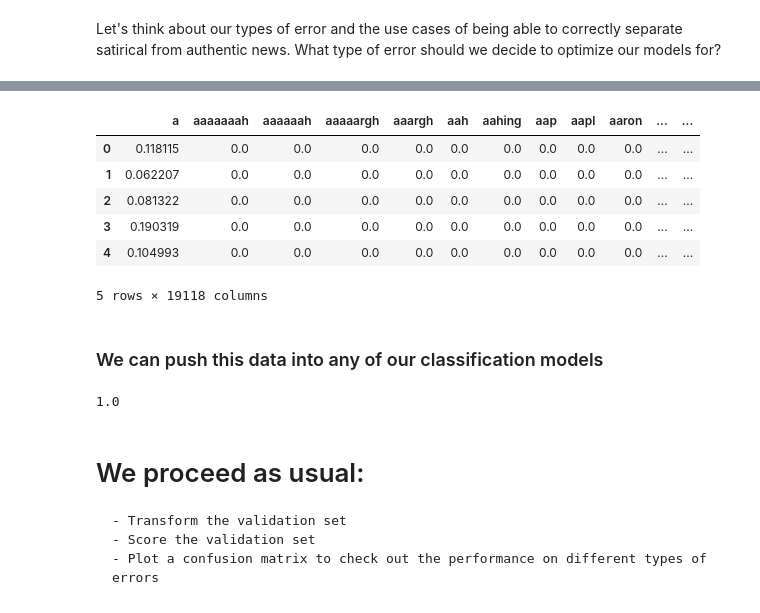
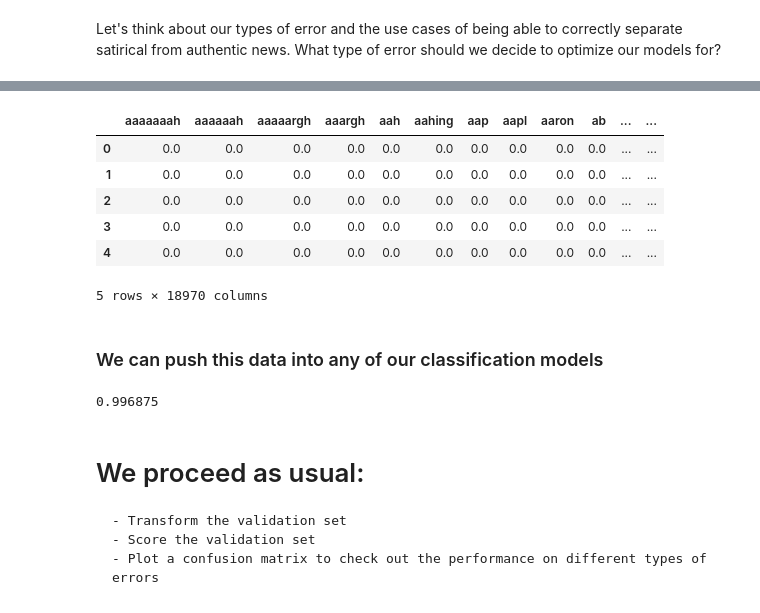
Before and after one commit to JJHick95/nlp_p1_chi-sea-dsc, a Jupyter notebook: index.ipynb, the cells around one changed output, grey strips where cells are left out. Saved outputs shown, nothing was run; the diff lists cells and outputs as text; code cells hidden in the pictures.

```diff
--- a/index.ipynb
+++ b/index.ipynb
@@ -90,22 +76,26 @@ Name: body, Length: 800, dtype: object
 # %%
 from sklearn.feature_extraction.text import TfidfVectorizer
+from nltk.corpus import stopwords
 
 # A new preprocessing tool!
-tfidf = TfidfVectorizer(token_pattern=r"([a-zA-Z]+(?:'[a-z]+)?)")
+
+# This tool removes case punctuation, numbers, and stopwords in one fell swoop.
+# We will break this down below
+tfidf = TfidfVectorizer(token_pattern=r"([a-zA-Z]+(?:'[a-z]+)?)", stop_words=stopwords.words('english'))
 
 # Like always, we are fitting only on the training set
 X_t_vec = tfidf.fit_transform(X_t)
 # Here is our new dataframe of predictors
 X_t_vec = pd.DataFrame(X_t_vec.toarray(), columns = tfidf.get_feature_names())
 X_t_vec.head()
 # %% [output]
-|  | a | aaaaaaah | aaaaaah | aaaaargh | aaargh | aah | aahing | aap | aapl | aaron | ... | ... |
-| 0 | 0.118115 | 0.0 | 0.0 | 0.0 | 0.0 | 0.0 | 0.0 | 0.0 | 0.0 | 0.0 | ... | ... |
-| 1 | 0.062207 | 0.0 | 0.0 | 0.0 | 0.0 | 0.0 | 0.0 | 0.0 | 0.0 | 0.0 | ... | ... |
-| 2 | 0.081322 | 0.0 | 0.0 | 0.0 | 0.0 | 0.0 | 0.0 | 0.0 | 0.0 | 0.0 | ... | ... |
-| 3 | 0.190319 | 0.0 | 0.0 | 0.0 | 0.0 | 0.0 | 0.0 | 0.0 | 0.0 | 0.0 | ... | ... |
-| 4 | 0.104993 | 0.0 | 0.0 | 0.0 | 0.0 | 0.0 | 0.0 | 0.0 | 0.0 | 0.0 | ... | ... |
+|  | aaaaaaah | aaaaaah | aaaaargh | aaargh | aah | aahing | aap | aapl | aaron | ab | ... | ... |
+| 0 | 0.0 | 0.0 | 0.0 | 0.0 | 0.0 | 0.0 | 0.0 | 0.0 | 0.0 | 0.0 | ... | ... |
+| 1 | 0.0 | 0.0 | 0.0 | 0.0 | 0.0 | 0.0 | 0.0 | 0.0 | 0.0 | 0.0 | ... | ... |
+| 2 | 0.0 | 0.0 | 0.0 | 0.0 | 0.0 | 0.0 | 0.0 | 0.0 | 0.0 | 0.0 | ... | ... |
+| 3 | 0.0 | 0.0 | 0.0 | 0.0 | 0.0 | 0.0 | 0.0 | 0.0 | 0.0 | 0.0 | ... | ... |
+| 4 | 0.0 | 0.0 | 0.0 | 0.0 | 0.0 | 0.0 | 0.0 | 0.0 | 0.0 | 0.0 | ... | ... |
-5 rows × 19118 columns
+5 rows × 18970 columns
 # %% [markdown]
 ### We can push this data into any of our classification models
 # %%
@@ -116,7 +106,7 @@ log_r.fit(X_t_vec, y_t)
 # Perfect on the training set.
 log_r.score(X_t_vec, y_t)
 # %% [output]
-1.0
+0.996875
 # %% [markdown]
 # We proceed as usual:
     - Transform the validation set
```
Also changed, not shown: parts of 44 cells of this notebook, 6 other files.
